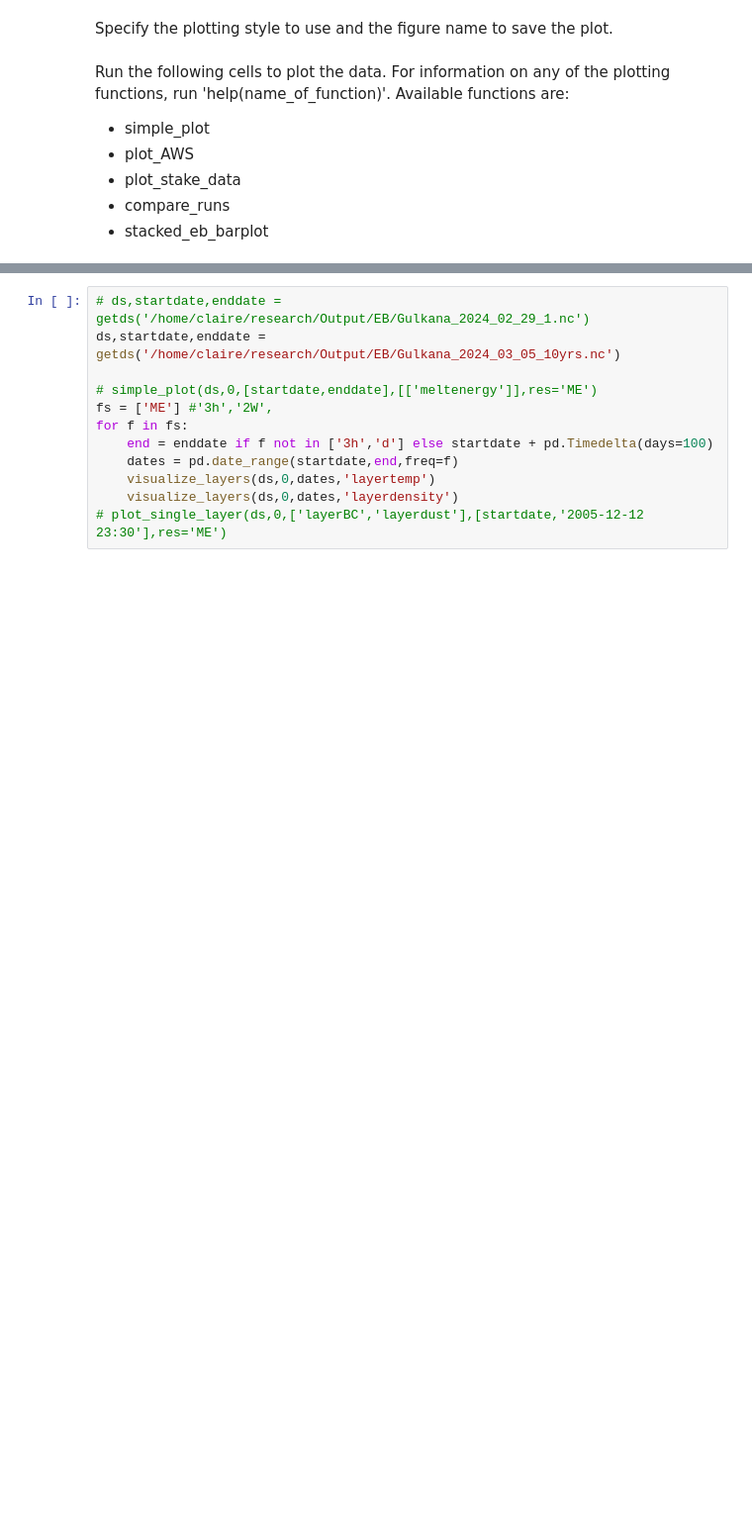
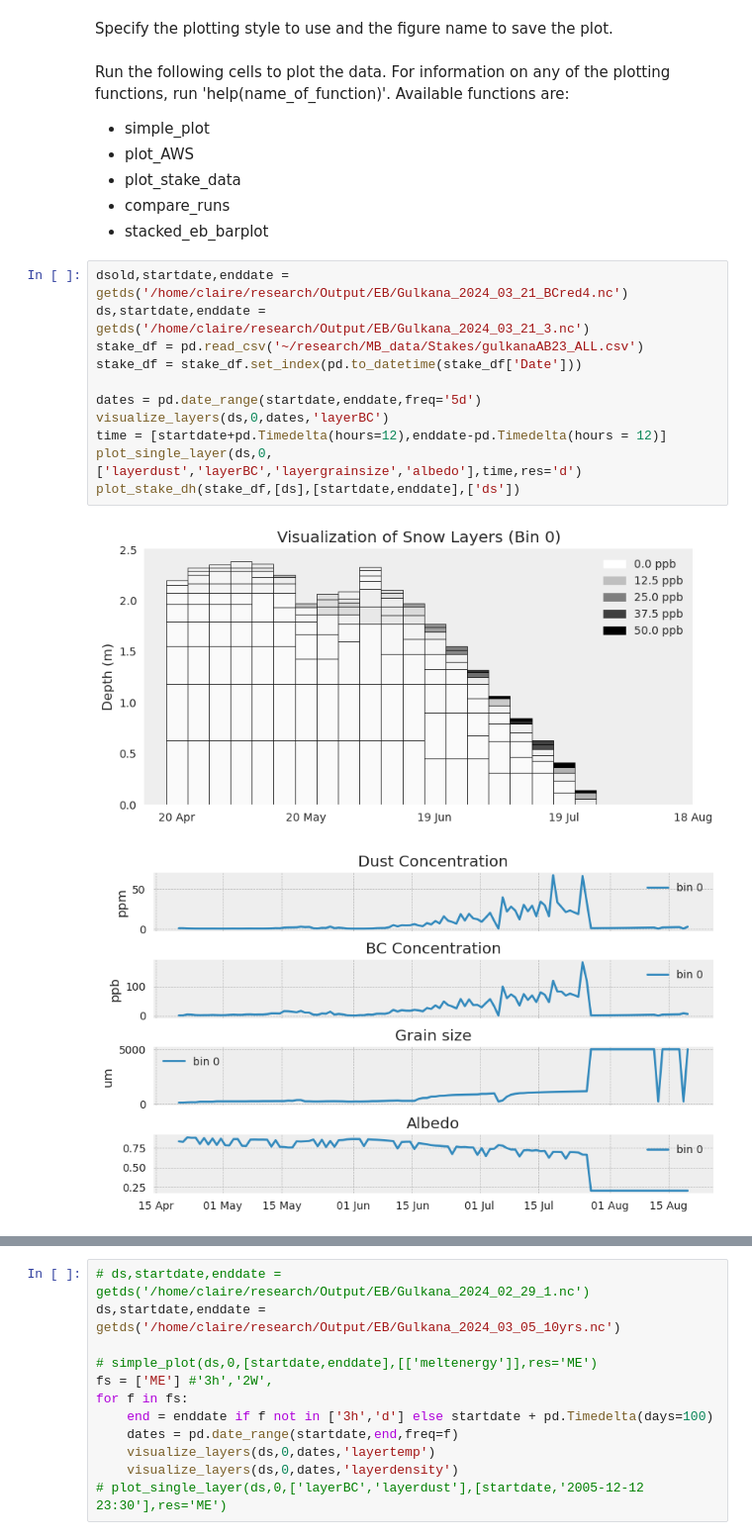
Before and after one commit to drounce/PyGEM, a Jupyter notebook: pygem_eb/processing/ebplotting.ipynb, the cells around one changed output, grey strips where cells are left out. Shown at 99% size. Cells and saved outputs as stored; diff of their text form; blank space fills up the shorter version.

```diff
--- a/pygem_eb/processing/ebplotting.ipynb
+++ b/pygem_eb/processing/ebplotting.ipynb
@@ -18,3 +18,17 @@ Run the following cells to plot the data. For information on any of the plotting
 - plot_stake_data
 - compare_runs
 - stacked_eb_barplot
+# %%
+dsold,startdate,enddate = getds('/home/claire/research/Output/EB/Gulkana_2024_03_21_BCred4.nc')
+ds,startdate,enddate = getds('/home/claire/research/Output/EB/Gulkana_2024_03_21_3.nc')
+stake_df = pd.read_csv('~/research/MB_data/Stakes/gulkanaAB23_ALL.csv')
+stake_df = stake_df.set_index(pd.to_datetime(stake_df['Date']))
+
+dates = pd.date_range(startdate,enddate,freq='5d')
+visualize_layers(ds,0,dates,'layerBC')
+time = [startdate+pd.Timedelta(hours=12),enddate-pd.Timedelta(hours = 12)]
+plot_single_layer(ds,0,['layerdust','layerBC','layergrainsize','albedo'],time,res='d')
+plot_stake_dh(stake_df,[ds],[startdate,enddate],['ds'])
+# %% [output]
+[figure, added]
+[figure, added]
```
Also changed, not shown: parts of 1 cell of this notebook, 8 other files.
